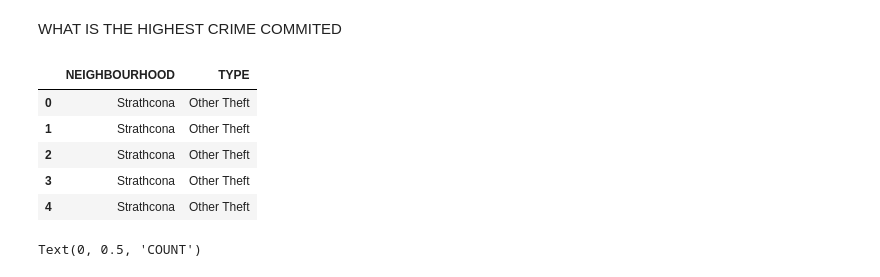
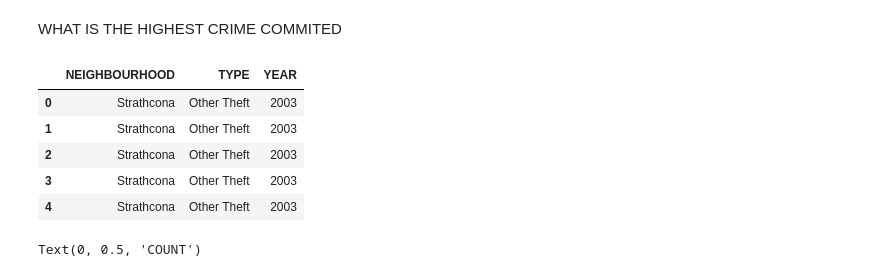
Before and after one commit to damolaosho/crime-analysis-vancouver, a Jupyter notebook: crime-analysis.ipynb, the cells around one changed output. Saved outputs shown, nothing was run; the diff lists cells and outputs as text; code cells hidden in the pictures.

```diff
--- a/crime-analysis.ipynb
+++ b/crime-analysis.ipynb
@@ -144,15 +144,15 @@ There are 24 listed neighbourhoods, and they are:
 # %% [markdown]
 WHAT IS THE HIGHEST CRIME COMMITED
 # %%
-barplot = pd.DataFrame([df['NEIGHBOURHOOD'], df['TYPE']]).T
+barplot = pd.DataFrame([df['NEIGHBOURHOOD'], df['TYPE'], df['YEAR']]).T
 barplot.head()
 # %% [output]
-|  | NEIGHBOURHOOD | TYPE |
-| 0 | Strathcona | Other Theft |
-| 1 | Strathcona | Other Theft |
-| 2 | Strathcona | Other Theft |
-| 3 | Strathcona | Other Theft |
-| 4 | Strathcona | Other Theft |
+|  | NEIGHBOURHOOD | TYPE | YEAR |
+| 0 | Strathcona | Other Theft | 2003 |
+| 1 | Strathcona | Other Theft | 2003 |
+| 2 | Strathcona | Other Theft | 2003 |
+| 3 | Strathcona | Other Theft | 2003 |
+| 4 | Strathcona | Other Theft | 2003 |
 # %%
 plt.figure(figsize=(30,10))
 ty =  sns.countplot(x= df['TYPE'])
```
Also changed, not shown: parts of 3 cells of this notebook.
